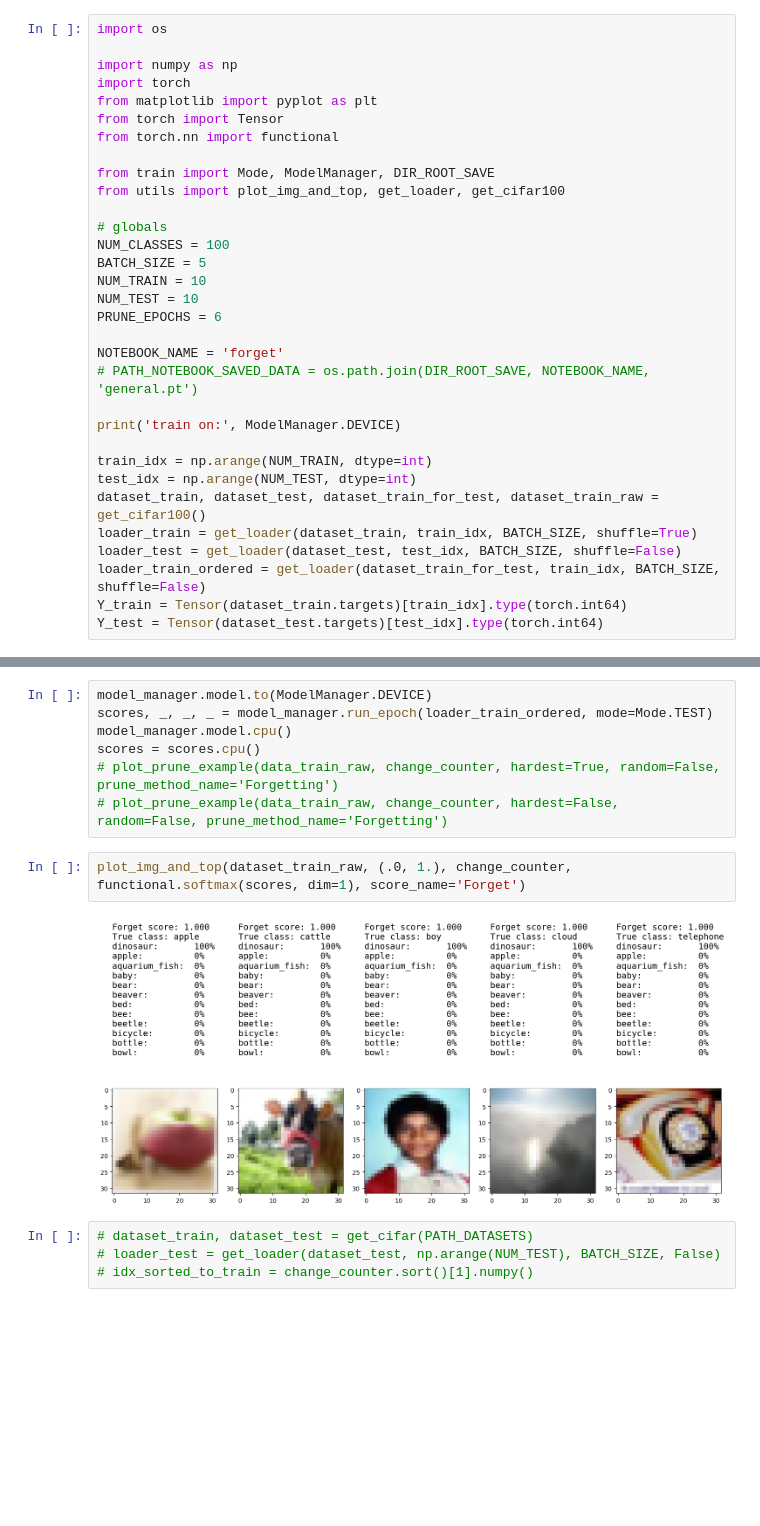
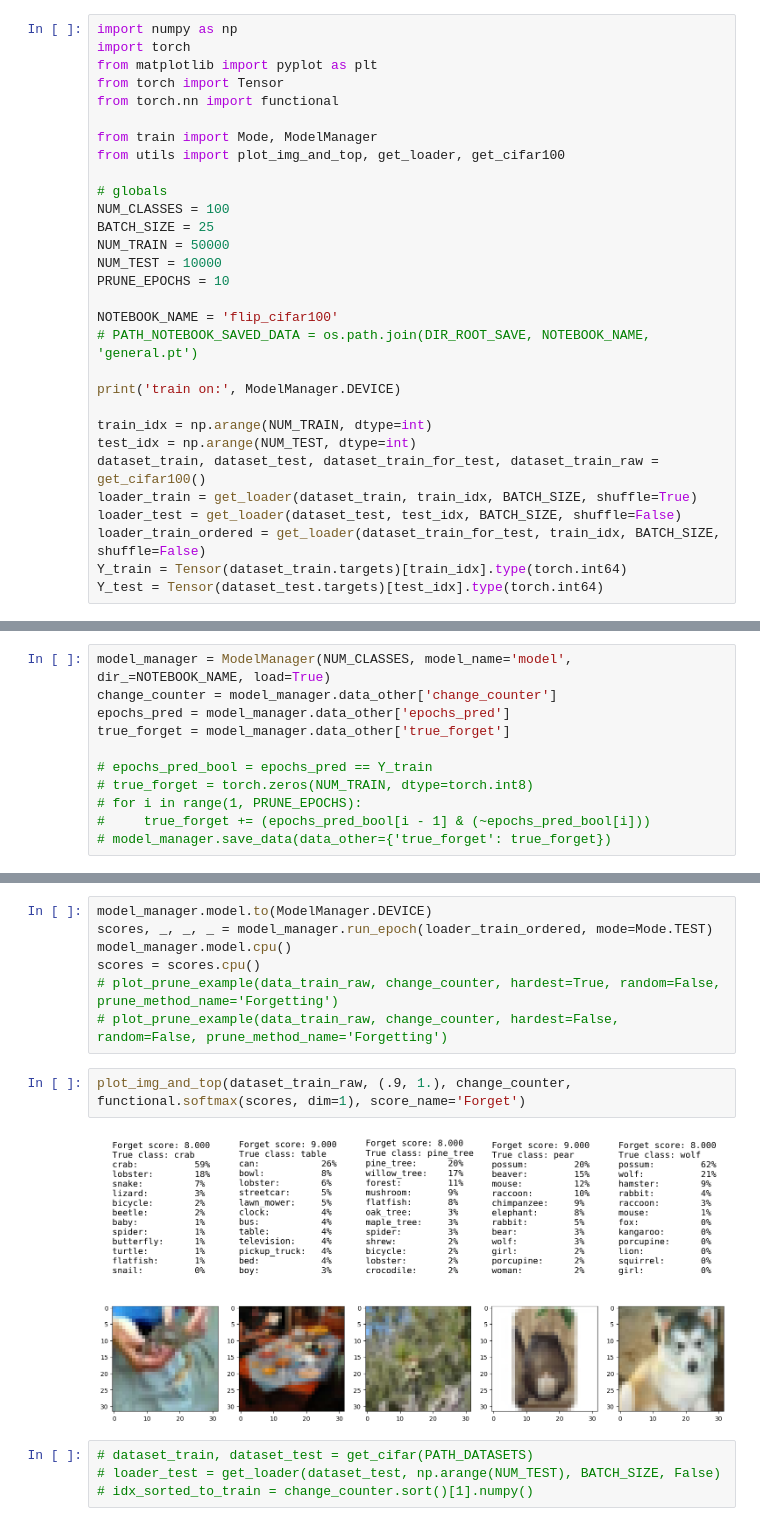
Before and after one commit to bezalelc/Data-pruning, a Jupyter notebook: code/forgetting_resnet18_cifar100.ipynb, the cells around one changed output, grey strips where cells are left out. Saved outputs shown, nothing was run; the diff lists cells and outputs as text; blank space fills up the shorter version.

```diff
--- a/code/forgetting_resnet18_cifar100.ipynb
+++ b/code/forgetting_resnet18_cifar100.ipynb
@@ -1,25 +1,23 @@
 # %% [markdown]
 ## imports
 # %%
-import os
-
 import numpy as np
 import torch
 from matplotlib import pyplot as plt
 from torch import Tensor
 from torch.nn import functional
 
-from train import Mode, ModelManager, DIR_ROOT_SAVE
+from train import Mode, ModelManager
 from utils import plot_img_and_top, get_loader, get_cifar100
 
 # globals
 NUM_CLASSES = 100
-BATCH_SIZE = 5
-NUM_TRAIN = 10
-NUM_TEST = 10
-PRUNE_EPOCHS = 6
+BATCH_SIZE = 25
+NUM_TRAIN = 50000
+NUM_TEST = 10000
+PRUNE_EPOCHS = 10
 
-NOTEBOOK_NAME = 'forget'
+NOTEBOOK_NAME = 'flip_cifar100'
 # PATH_NOTEBOOK_SAVED_DATA = os.path.join(DIR_ROOT_SAVE, NOTEBOOK_NAME, 'general.pt')
 
 print('train on:', ModelManager.DEVICE)
@@ -85,0 +87,11 @@ epochs_pred = model_manager.data_other['epochs_pred']
+# %%
+model_manager = ModelManager(NUM_CLASSES, model_name='model', dir_=NOTEBOOK_NAME, load=True)
+change_counter = model_manager.data_other['change_counter']
+epochs_pred = model_manager.data_other['epochs_pred']
+true_forget = model_manager.data_other['true_forget']
+
+# epochs_pred_bool = epochs_pred == Y_train
+# true_forget = torch.zeros(NUM_TRAIN, dtype=torch.int8)
+# for i in range(1, PRUNE_EPOCHS):
+#     true_forget += (epochs_pred_bool[i - 1] & (~epochs_pred_bool[i]))
+# model_manager.save_data(data_other={'true_forget': true_forget})
@@ -96,9 +115,9 @@ scores = scores.cpu()
 # plot_prune_example(data_train_raw, change_counter, hardest=True, random=False, prune_method_name='Forgetting')
 # plot_prune_example(data_train_raw, change_counter, hardest=False, random=False, prune_method_name='Forgetting')
 # %%
-plot_img_and_top(dataset_train_raw, (.0, 1.), change_counter, functional.softmax(scores, dim=1), score_name='Forget')
+plot_img_and_top(dataset_train_raw, (.9, 1.), change_counter, functional.softmax(scores, dim=1), score_name='Forget')
 # %% [output]
-[figure, old version]
+[figure, new version]
 # %%
 # dataset_train, dataset_test = get_cifar(PATH_DATASETS)
 # loader_test = get_loader(dataset_test, np.arange(NUM_TEST), BATCH_SIZE, False)
```
Also changed, not shown: parts of 6 cells of this notebook, 16 other files.
